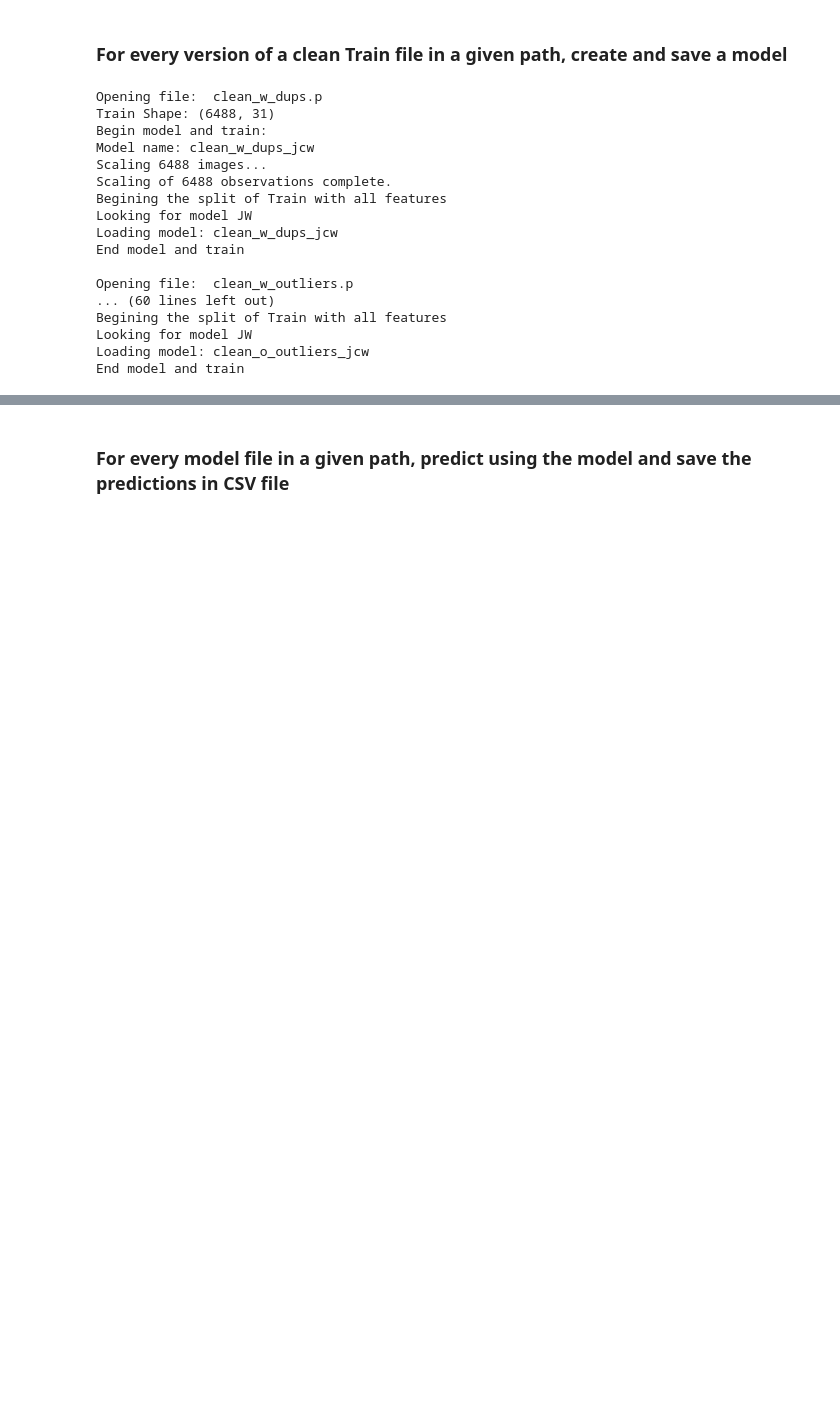
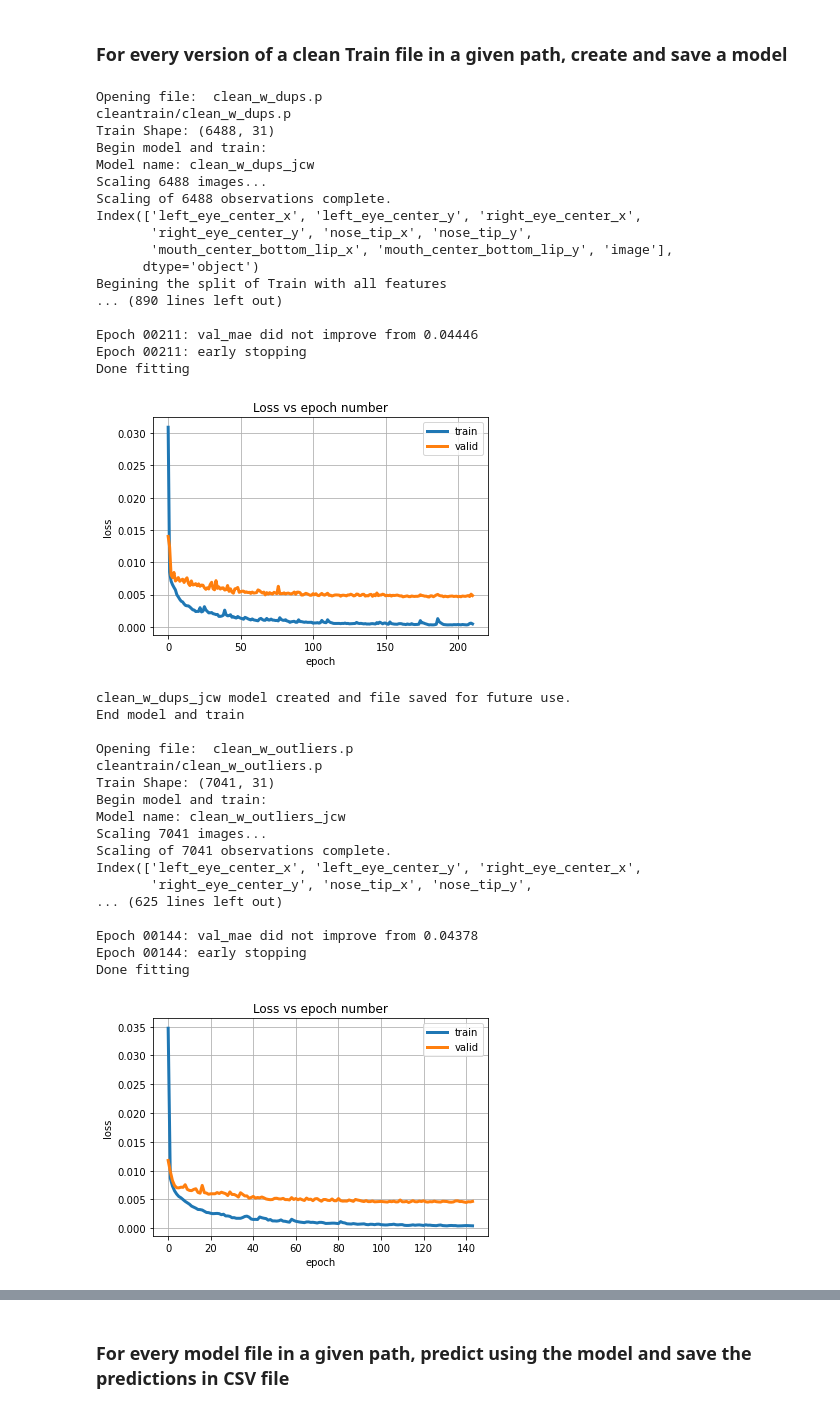
Before and after one commit to jcweaver/blackboxes, a Jupyter notebook: models/JCW_Model.ipynb, the cells around one changed output, grey strips where cells are left out. Saved outputs shown, nothing was run; the diff lists cells and outputs as text; code cells hidden in the pictures; blank space fills up the shorter version.

Commit message:
Updates to model to run on 8 vs 30

```diff
--- a/models/JCW_Model.ipynb
+++ b/models/JCW_Model.ipynb
@@ -29,40 +32,61 @@ Pickle dir: cleantrain/
 
 imp.reload(load_models)
 
 file_path = "cleantrain/"
 #files = os.listdir("../CleanTrain")
 files = os.listdir(file_path)
 
 #For every version of a cleaned Train file in CleanTrain directory, create and save a model
 for filename in files:
     print("Opening file: ", filename)
     clean_file = "".join((file_path,filename))
+    print(clean_file)
     train_data = pickle.load( open( clean_file, "rb" ) )
     train_data = train_data.drop(['level_0', 'check_sum', 'index'], axis=1,errors='ignore')
     print("Train Shape:", train_data.shape)
 
     filename = str(filename).replace('.p', '').strip()
     print("Begin model and train:")
     model_name = "".join((filename,"_jcw"))
     print("Model name:", model_name)
-    model, history = trainer.train_model(model_name, train_data,verbose = True)
+    #Run with separate = True to train on 8 columns of data
+    model, history = trainer.train_jcw(model_name, train_data,verbose = True, separate = True)
     print("End model and train")
     print()
 # %% [output]
 Opening file:  clean_w_dups.p
+cleantrain/clean_w_dups.p
 Train Shape: (6488, 31)
 Begin model and train:
 Model name: clean_w_dups_jcw
 Scaling 6488 images...
 Scaling of 6488 observations complete.
+Index(['left_eye_center_x', 'left_eye_center_y', 'right_eye_center_x',
+       'right_eye_center_y', 'nose_tip_x', 'nose_tip_y',
+       'mouth_center_bottom_lip_x', 'mouth_center_bottom_lip_y', 'image'],
+      dtype='object')
 Begining the split of Train with all features
-Looking for model JW
-Loading model: clean_w_dups_jcw
-End model and train
+... (890 lines left out)
 
-Opening file:  clean_w_outliers.p
-... (60 lines left out)
-Begining the split of Train with all features
-Looking for model JW
-Loading model: clean_o_outliers_jcw
-End model and train
+Epoch 00211: val_mae did not improve from 0.04446
+Epoch 00211: early stopping
+Done fitting
+[figure, added]
+clean_w_dups_jcw model created and file saved for future use.
+End model and train
+
+Opening file:  clean_w_outliers.p
+cleantrain/clean_w_outliers.p
+Train Shape: (7041, 31)
+Begin model and train:
+Model name: clean_w_outliers_jcw
+Scaling 7041 images...
+Scaling of 7041 observations complete.
+Index(['left_eye_center_x', 'left_eye_center_y', 'right_eye_center_x',
+       'right_eye_center_y', 'nose_tip_x', 'nose_tip_y',
+... (625 lines left out)
+
+Epoch 00144: val_mae did not improve from 0.04378
+Epoch 00144: early stopping
+Done fitting
+[figure, added]
```
Also changed, not shown: parts of 15 cells of this notebook, 2 other files.
